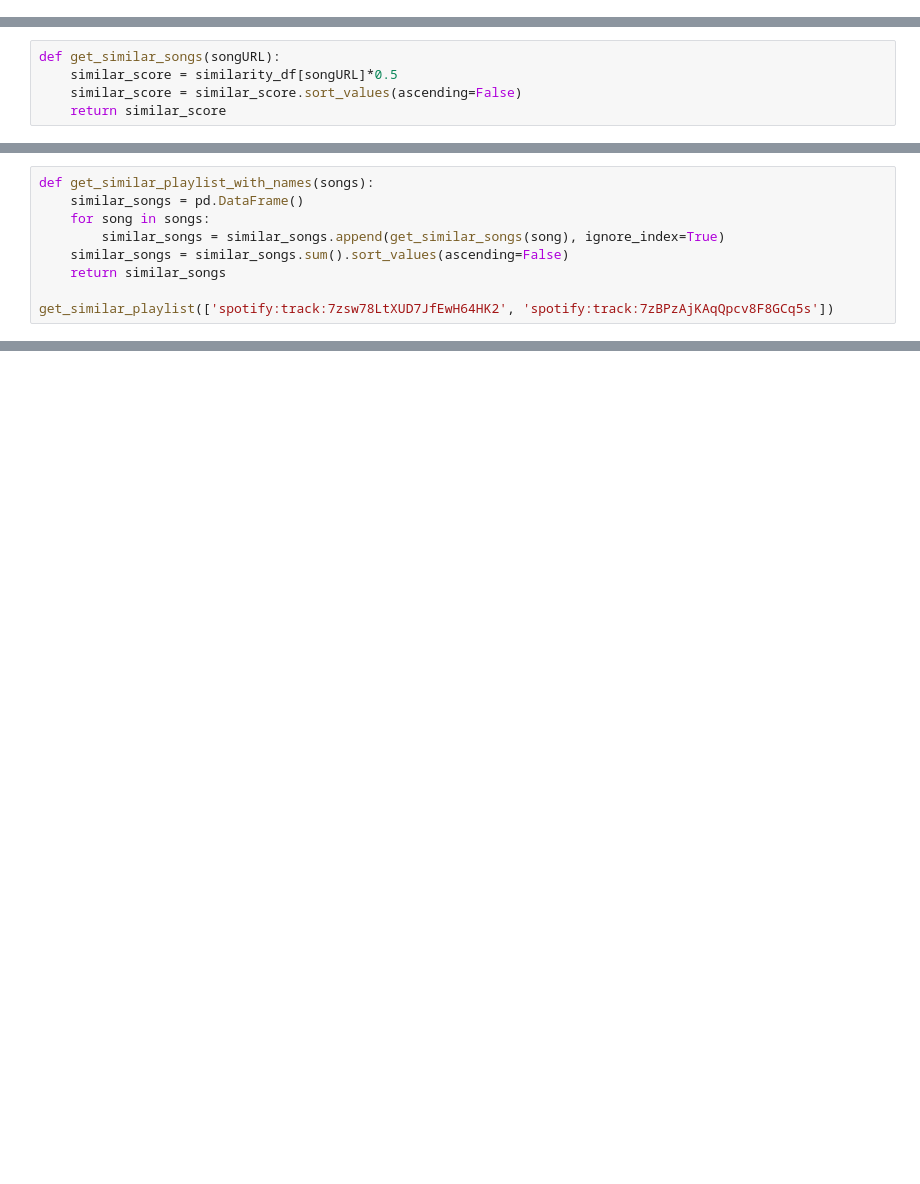
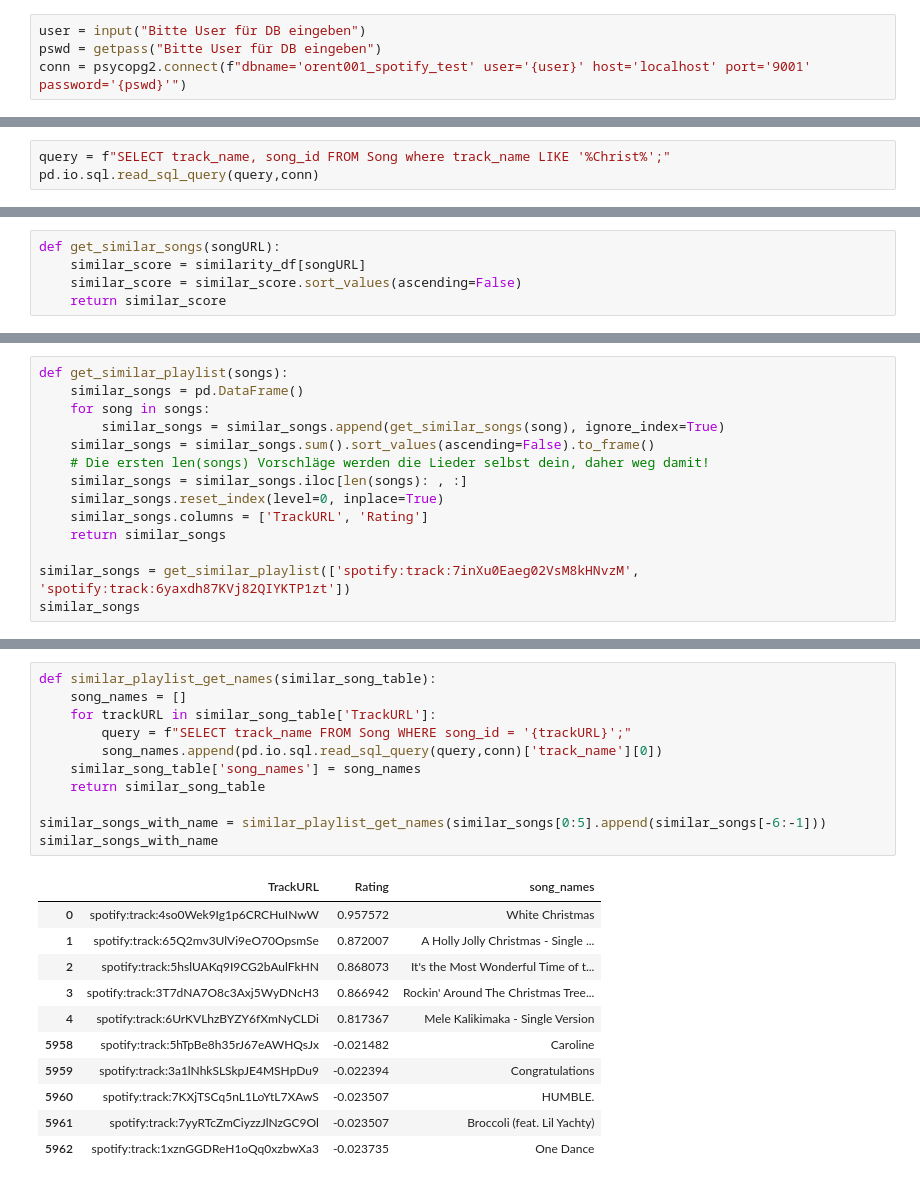
Before and after one commit to ollllliver/Spotify-recommendation-system, a Jupyter notebook: collaborative_filtering/Collaborative-Filtering_Recommender.ipynb, the cells around one changed output, grey strips where cells are left out. Cells and saved outputs as stored; diff of their text form; blank space fills up the shorter version.

```diff
--- a/collaborative_filtering/Collaborative-Filtering_Recommender.ipynb
+++ b/collaborative_filtering/Collaborative-Filtering_Recommender.ipynb
@@ -4,0 +13,4 @@ import pandas as pd
+# %%
+user = input("Bitte User für DB eingeben")
+pswd = getpass("Bitte User für DB eingeben")
+conn = psycopg2.connect(f"dbname='orent001_spotify_test' user='{user}' host='localhost' port='9001' password='{pswd}'")
@@ -7,0 +47,3 @@ similarity_df
+# %%
+query = f"SELECT track_name, song_id FROM Song where track_name LIKE '%Christ%';"
+pd.io.sql.read_sql_query(query,conn)
@@ -8,5 +68,5 @@ similarity_df
 # %%
 def get_similar_songs(songURL):
-    similar_score = similarity_df[songURL]*0.5
+    similar_score = similarity_df[songURL]
     similar_score = similar_score.sort_values(ascending=False)
     return similar_score
@@ -13,10 +77,15 @@ def get_similar_songs(songURL):
 # %%
-def get_similar_playlist_with_names(songs):
+def get_similar_playlist(songs):
     similar_songs = pd.DataFrame()
     for song in songs:
         similar_songs = similar_songs.append(get_similar_songs(song), ignore_index=True)
-    similar_songs = similar_songs.sum().sort_values(ascending=False)
+    similar_songs = similar_songs.sum().sort_values(ascending=False).to_frame()
+    # Die ersten len(songs) Vorschläge werden die Lieder selbst dein, daher weg damit!
+    similar_songs = similar_songs.iloc[len(songs): , :]
+    similar_songs.reset_index(level=0, inplace=True)
+    similar_songs.columns = ['TrackURL', 'Rating']
     return similar_songs
 
-get_similar_playlist(['spotify:track:7zsw78LtXUD7JfEwH64HK2', 'spotify:track:7zBPzAjKAqQpcv8F8GCq5s'])
+similar_songs = get_similar_playlist(['spotify:track:7inXu0Eaeg02VsM8kHNvzM', 'spotify:track:6yaxdh87KVj82QIYKTP1zt'])
+similar_songs
 # %% [output]
@@ -48,0 +109,23 @@ get_similar_playlist(['spotify:track:7zsw78LtXUD7JfEwH64HK2', 'spotify:track:7zB
+# %%
+def similar_playlist_get_names(similar_song_table):
+    song_names = []
+    for trackURL in similar_song_table['TrackURL']:
+        query = f"SELECT track_name FROM Song WHERE song_id = '{trackURL}';"
+        song_names.append(pd.io.sql.read_sql_query(query,conn)['track_name'][0])
+    similar_song_table['song_names'] = song_names
+    return similar_song_table
+
+similar_songs_with_name = similar_playlist_get_names(similar_songs[0:5].append(similar_songs[-6:-1]))
+similar_songs_with_name
+# %% [output]
+|  | TrackURL | Rating | song_names |
+| 0 | spotify:track:4so0Wek9Ig1p6CRCHuINwW | 0.957572 | White Christmas |
+| 1 | spotify:track:65Q2mv3UlVi9eO70OpsmSe | 0.872007 | A Holly Jolly Christmas - Single ... |
+| 2 | spotify:track:5hslUAKq9I9CG2bAulFkHN | 0.868073 | It's the Most Wonderful Time of t... |
+| 3 | spotify:track:3T7dNA7O8c3Axj5WyDNcH3 | 0.866942 | Rockin' Around The Christmas Tree... |
+| 4 | spotify:track:6UrKVLhzBYZY6fXmNyCLDi | 0.817367 | Mele Kalikimaka - Single Version |
+| 5958 | spotify:track:5hTpBe8h35rJ67eAWHQsJx | -0.021482 | Caroline |
+| 5959 | spotify:track:3a1lNhkSLSkpJE4MSHpDu9 | -0.022394 | Congratulations |
+| 5960 | spotify:track:7KXjTSCq5nL1LoYtL7XAwS | -0.023507 | HUMBLE. |
+| 5961 | spotify:track:7yyRTcZmCiyzzJlNzGC9Ol | -0.023507 | Broccoli (feat. Lil Yachty) |
+| 5962 | spotify:track:1xznGGDReH1oQq0xzbwXa3 | -0.023735 | One Dance |
```
Also changed, not shown: parts of 15 cells of this notebook, 2 other files.
